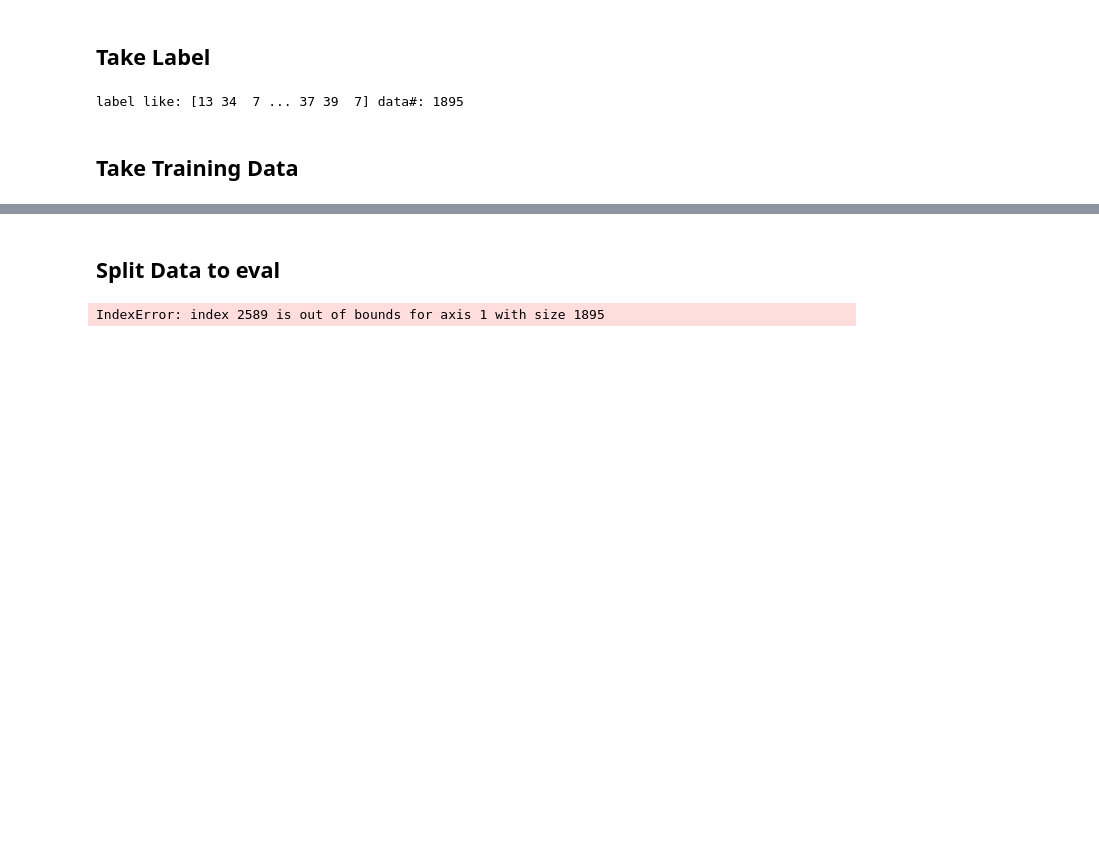
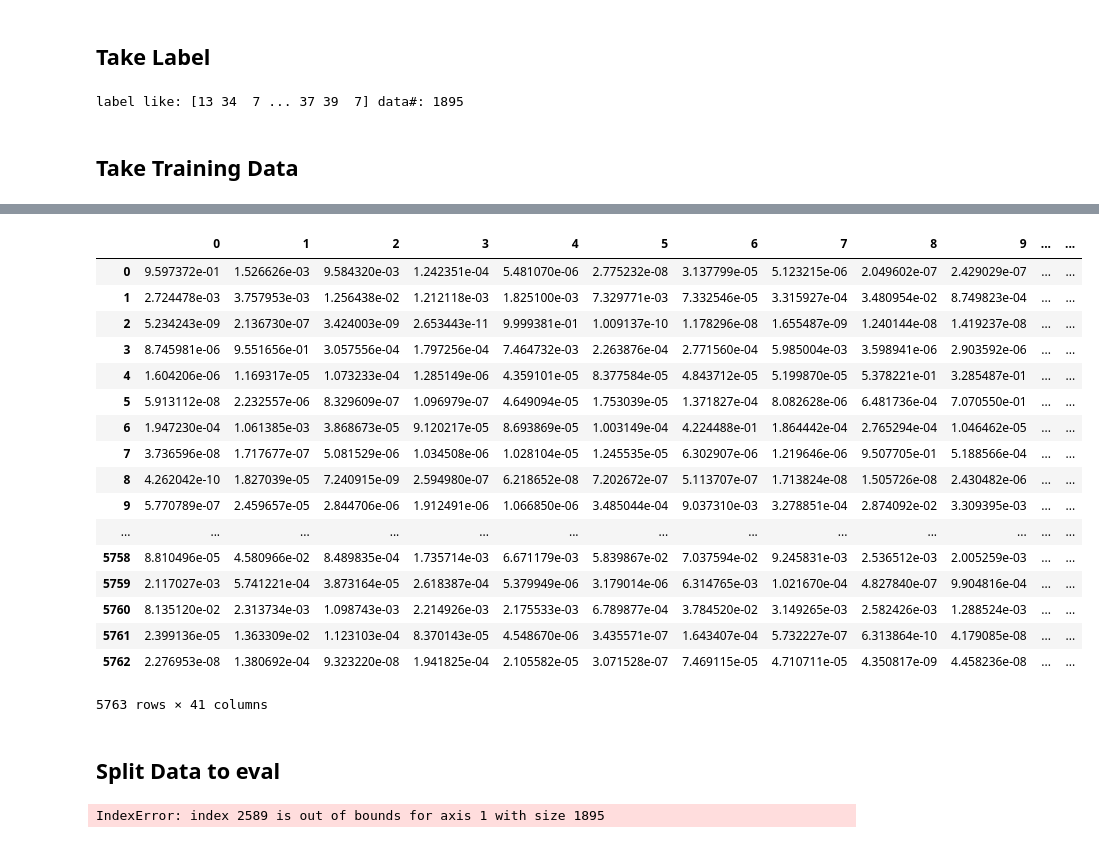
Before and after one commit to tychen5/Audio_Tagging_Challenge, a Jupyter notebook: leo/Stage1Phase2.ipynb, the cells around one changed output, grey strips where cells are left out. Cells and saved outputs as stored; diff of their text form; code cells hidden in the pictures; blank space fills up the shorter version.

```diff
--- a/leo/Stage1Phase2.ipynb
+++ b/leo/Stage1Phase2.ipynb
@@ -76,31 +76,3 @@ print('label like:',label,'data#:', len(label))
 label like: [13 34  7 ... 37 39  7] data#: 1895
 # %% [markdown]
 ## Take Training Data
-# %%
-folder = 'data/ens_unverified/' #共同predict對unverified data的結果
-
-acc_df = pd.read_csv('data/ens_unverified/validation_ACC_P1S1.csv') #accuracy csv
-acc_df.columns = ['model','csv_name','acc','other']
-acc_df = acc_df.filter(['csv_name','acc'])
-files = os.listdir(folder)
-
-ratio_all=0
-for i,csv in enumerate(files):
-    if csv.startswith('validation_ACC'):
-        continue
-    else:
-        ratio = acc_df[acc_df['csv_name'] == csv]['acc'].values[0]
-#         print(ratio)
-        ratio_all += ratio
-    df = pd.read_csv(os.path.join(folder,csv),header=None)
-
-    if df.iloc[0,0] == 'fname':
-        df = df.drop(0,axis=0)
-    df = df.drop(0,axis=1)
-
-
-    if i==0:
-        train_X = df.values*ratio
-    else:
-        train_X += df.values*ratio
-train_X.shape
@@ -109,3 +167,27 @@ train_X.shape
+# %%
+df1 = pd.read_csv(os.path.join(folder,csv))
+df1_ = df1.drop('fname',axis=1)
+df1_ = np.array(df1_)
+pd.DataFrame(df1_)
+# %% [output]
+|  | 0 | 1 | 2 | 3 | 4 | 5 | 6 | 7 | 8 | 9 | ... | ... |
+| 0 | 9.597372e-01 | 1.526626e-03 | 9.584320e-03 | 1.242351e-04 | 5.481070e-06 | 2.775232e-08 | 3.137799e-05 | 5.123215e-06 | 2.049602e-07 | 2.429029e-07 | ... | ... |
+| 1 | 2.724478e-03 | 3.757953e-03 | 1.256438e-02 | 1.212118e-03 | 1.825100e-03 | 7.329771e-03 | 7.332546e-05 | 3.315927e-04 | 3.480954e-02 | 8.749823e-04 | ... | ... |
+| 2 | 5.234243e-09 | 2.136730e-07 | 3.424003e-09 | 2.653443e-11 | 9.999381e-01 | 1.009137e-10 | 1.178296e-08 | 1.655487e-09 | 1.240144e-08 | 1.419237e-08 | ... | ... |
+| 3 | 8.745981e-06 | 9.551656e-01 | 3.057556e-04 | 1.797256e-04 | 7.464732e-03 | 2.263876e-04 | 2.771560e-04 | 5.985004e-03 | 3.598941e-06 | 2.903592e-06 | ... | ... |
+| 4 | 1.604206e-06 | 1.169317e-05 | 1.073233e-04 | 1.285149e-06 | 4.359101e-05 | 8.377584e-05 | 4.843712e-05 | 5.199870e-05 | 5.378221e-01 | 3.285487e-01 | ... | ... |
+| 5 | 5.913112e-08 | 2.232557e-06 | 8.329609e-07 | 1.096979e-07 | 4.649094e-05 | 1.753039e-05 | 1.371827e-04 | 8.082628e-06 | 6.481736e-04 | 7.070550e-01 | ... | ... |
+| 6 | 1.947230e-04 | 1.061385e-03 | 3.868673e-05 | 9.120217e-05 | 8.693869e-05 | 1.003149e-04 | 4.224488e-01 | 1.864442e-04 | 2.765294e-04 | 1.046462e-05 | ... | ... |
+| 7 | 3.736596e-08 | 1.717677e-07 | 5.081529e-06 | 1.034508e-06 | 1.028104e-05 | 1.245535e-05 | 6.302907e-06 | 1.219646e-06 | 9.507705e-01 | 5.188566e-04 | ... | ... |
+| 8 | 4.262042e-10 | 1.827039e-05 | 7.240915e-09 | 2.594980e-07 | 6.218652e-08 | 7.202672e-07 | 5.113707e-07 | 1.713824e-08 | 1.505726e-08 | 2.430482e-06 | ... | ... |
+| 9 | 5.770789e-07 | 2.459657e-05 | 2.844706e-06 | 1.912491e-06 | 1.066850e-06 | 3.485044e-04 | 9.037310e-03 | 3.278851e-04 | 2.874092e-02 | 3.309395e-03 | ... | ... |
+| ... | ... | ... | ... | ... | ... | ... | ... | ... | ... | ... | ... | ... |
+| 5758 | 8.810496e-05 | 4.580966e-02 | 8.489835e-04 | 1.735714e-03 | 6.671179e-03 | 5.839867e-02 | 7.037594e-02 | 9.245831e-03 | 2.536512e-03 | 2.005259e-03 | ... | ... |
+| 5759 | 2.117027e-03 | 5.741221e-04 | 3.873164e-05 | 2.618387e-04 | 5.379949e-06 | 3.179014e-06 | 6.314765e-03 | 1.021670e-04 | 4.827840e-07 | 9.904816e-04 | ... | ... |
+| 5760 | 8.135120e-02 | 2.313734e-03 | 1.098743e-03 | 2.214926e-03 | 2.175533e-03 | 6.789877e-04 | 3.784520e-02 | 3.149265e-03 | 2.582426e-03 | 1.288524e-03 | ... | ... |
+| 5761 | 2.399136e-05 | 1.363309e-02 | 1.123103e-04 | 8.370143e-05 | 4.548670e-06 | 3.435571e-07 | 1.643407e-04 | 5.732227e-07 | 6.313864e-10 | 4.179085e-08 | ... | ... |
+| 5762 | 2.276953e-08 | 1.380692e-04 | 9.323220e-08 | 1.941825e-04 | 2.105582e-05 | 3.071528e-07 | 7.469115e-05 | 4.710711e-05 | 4.350817e-09 | 4.458236e-08 | ... | ... |
+5763 rows × 41 columns
 # %% [markdown]
 ## Split Data to eval
 # %%
```
Also changed, not shown: parts of 2 cells of this notebook, 1 other file.
